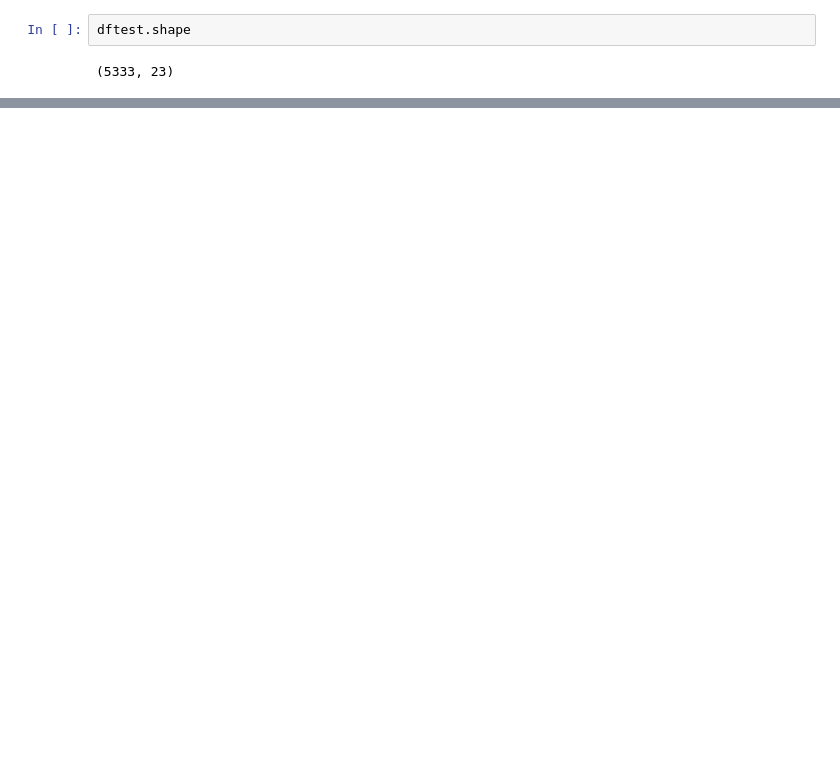
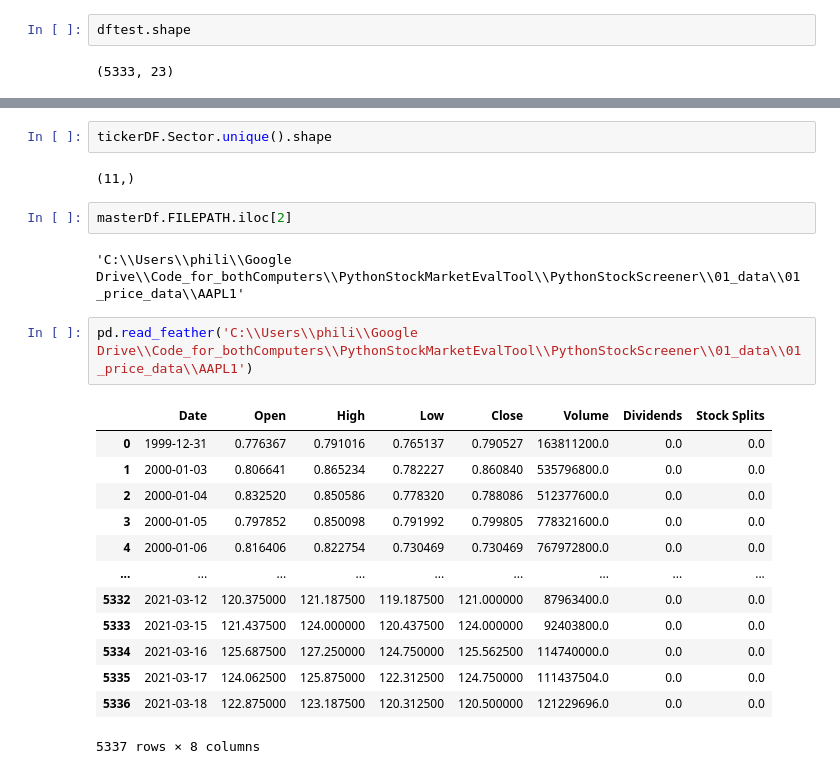
Before and after one commit to webclinic017/PythonStockScreener, a Jupyter notebook: code/dev_tech_indicators.ipynb, the cells around one changed output, grey strips where cells are left out. Drawn from its saved outputs; the diff is of its cells as text; blank space fills up the shorter version.

```diff
--- a/code/dev_tech_indicators.ipynb
+++ b/code/dev_tech_indicators.ipynb
@@ -87,0 +151,24 @@ dftest.shape
+# %%
+tickerDF.Sector.unique().shape
+# %% [output]
+(11,)
+# %%
+masterDf.FILEPATH.iloc[2]
+# %% [output]
+'C:\\Users\\phili\\Google Drive\\Code_for_bothComputers\\PythonStockMarketEvalTool\\PythonStockScreener\\01_data\\01_price_data\\AAPL1'
+# %%
+pd.read_feather('C:\\Users\\phili\\Google Drive\\Code_for_bothComputers\\PythonStockMarketEvalTool\\PythonStockScreener\\01_data\\01_price_data\\AAPL1')
+# %% [output]
+|  | Date | Open | High | Low | Close | Volume | Dividends | Stock Splits |
+| 0 | 1999-12-31 | 0.776367 | 0.791016 | 0.765137 | 0.790527 | 163811200.0 | 0.0 | 0.0 |
+| 1 | 2000-01-03 | 0.806641 | 0.865234 | 0.782227 | 0.860840 | 535796800.0 | 0.0 | 0.0 |
+| 2 | 2000-01-04 | 0.832520 | 0.850586 | 0.778320 | 0.788086 | 512377600.0 | 0.0 | 0.0 |
+| 3 | 2000-01-05 | 0.797852 | 0.850098 | 0.791992 | 0.799805 | 778321600.0 | 0.0 | 0.0 |
+| 4 | 2000-01-06 | 0.816406 | 0.822754 | 0.730469 | 0.730469 | 767972800.0 | 0.0 | 0.0 |
+| ... | ... | ... | ... | ... | ... | ... | ... | ... |
+| 5332 | 2021-03-12 | 120.375000 | 121.187500 | 119.187500 | 121.000000 | 87963400.0 | 0.0 | 0.0 |
+| 5333 | 2021-03-15 | 121.437500 | 124.000000 | 120.437500 | 124.000000 | 92403800.0 | 0.0 | 0.0 |
+| 5334 | 2021-03-16 | 125.687500 | 127.250000 | 124.750000 | 125.562500 | 114740000.0 | 0.0 | 0.0 |
+| 5335 | 2021-03-17 | 124.062500 | 125.875000 | 122.312500 | 124.750000 | 111437504.0 | 0.0 | 0.0 |
+| 5336 | 2021-03-18 | 122.875000 | 123.187500 | 120.312500 | 120.500000 | 121229696.0 | 0.0 | 0.0 |
+5337 rows × 8 columns
```
Also changed, not shown: parts of 8 cells of this notebook, 8 other files.
